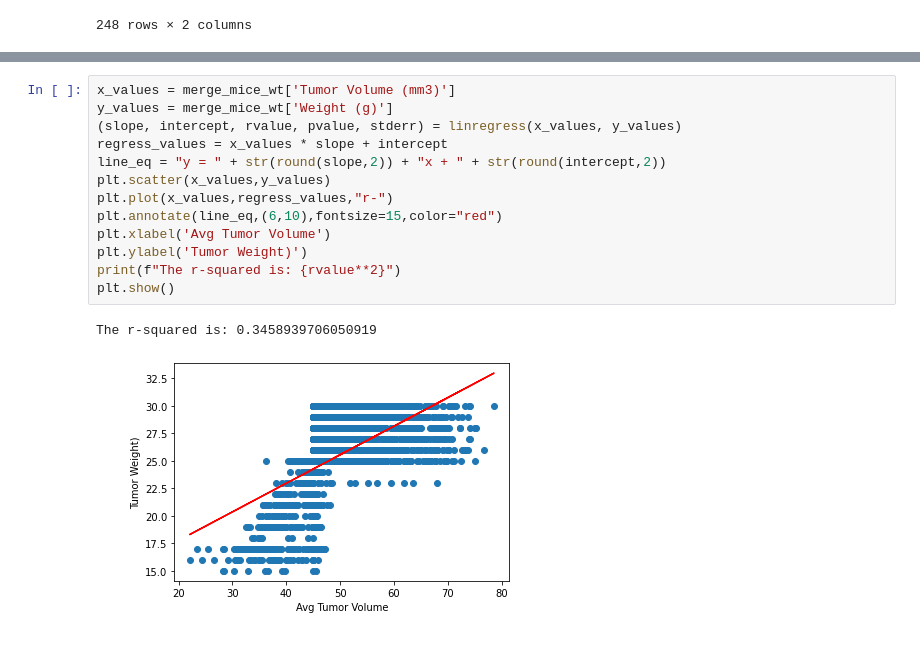
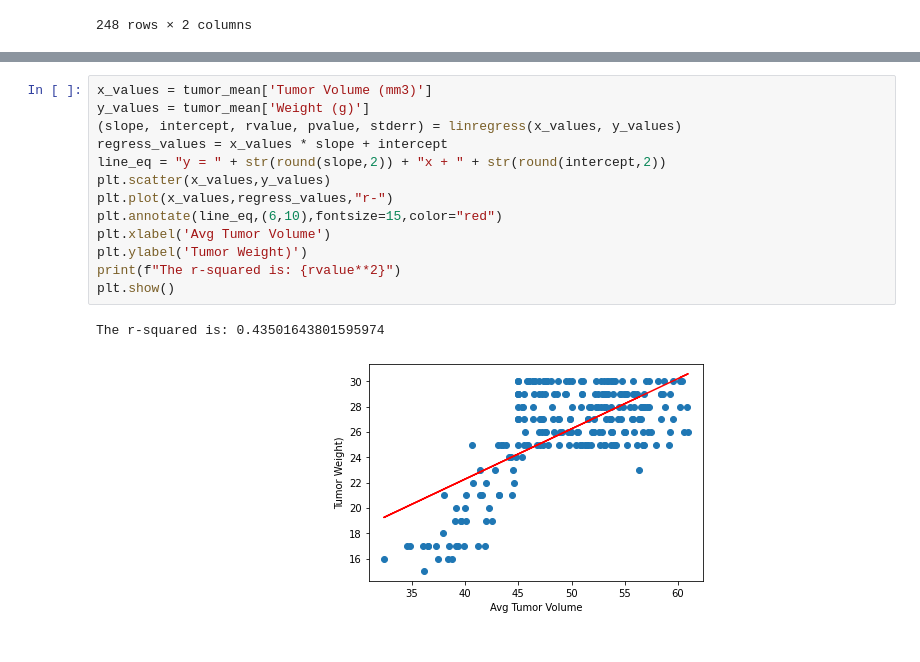
Before and after one commit to jhurley684/05-matplotlib-Pymaceuticals, a Jupyter notebook: Instructions/Pymaceuticals/pymaceuticals_starter.ipynb, the cells around one changed output, grey strips where cells are left out. Saved outputs shown, nothing was run; the diff lists cells and outputs as text.

```diff
--- a/Instructions/Pymaceuticals/pymaceuticals_starter.ipynb
+++ b/Instructions/Pymaceuticals/pymaceuticals_starter.ipynb
@@ -455,16 +441,16 @@ merge_mice_wt
 # %%
-x_values = merge_mice_wt['Tumor Volume (mm3)']
-y_values = merge_mice_wt['Weight (g)']
+x_values = tumor_mean['Tumor Volume (mm3)']
+y_values = tumor_mean['Weight (g)']
 (slope, intercept, rvalue, pvalue, stderr) = linregress(x_values, y_values)
 regress_values = x_values * slope + intercept
 line_eq = "y = " + str(round(slope,2)) + "x + " + str(round(intercept,2))
 plt.scatter(x_values,y_values)
 plt.plot(x_values,regress_values,"r-")
 plt.annotate(line_eq,(6,10),fontsize=15,color="red")
 plt.xlabel('Avg Tumor Volume')
 plt.ylabel('Tumor Weight)')
 print(f"The r-squared is: {rvalue**2}")
 plt.show()
 # %% [output]
-The r-squared is: 0.3458939706050919
+The r-squared is: 0.43501643801595974
-[figure, old version]
+[figure, new version]
```
Also changed, not shown: parts of 8 cells of this notebook.
